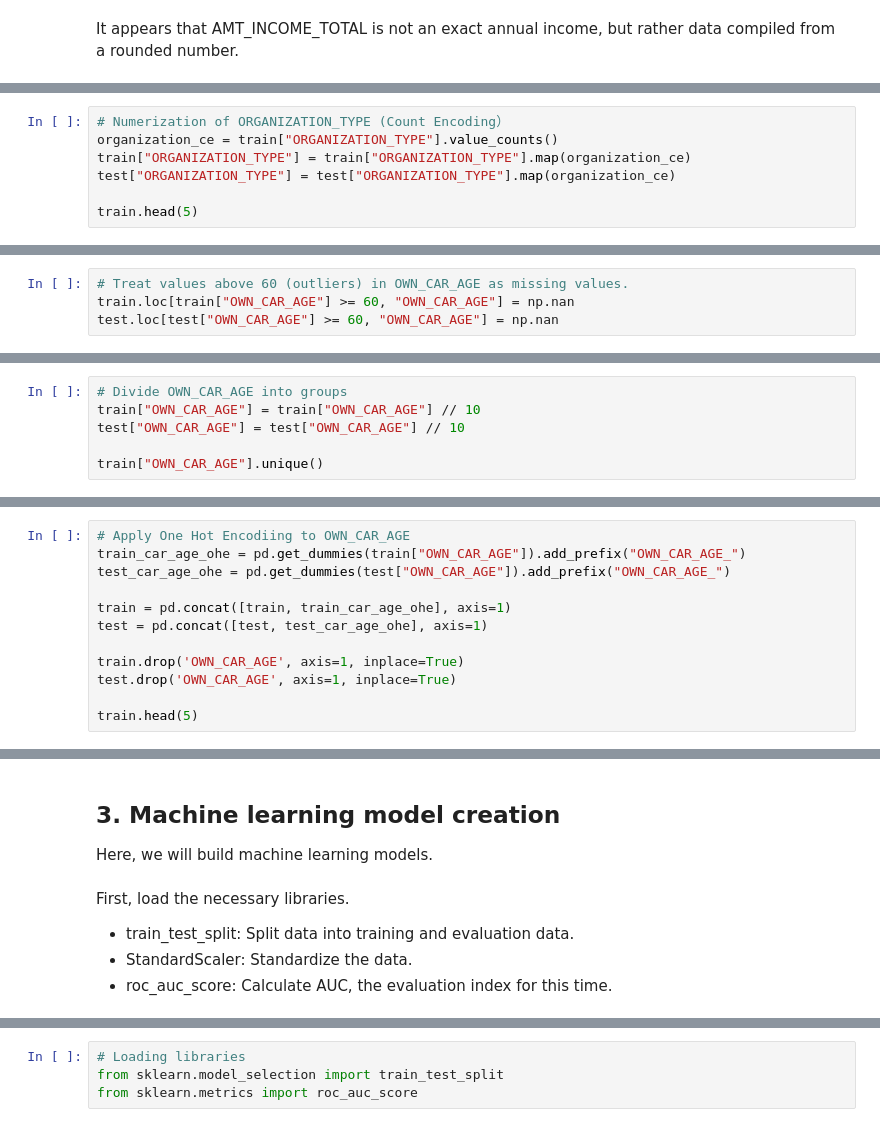
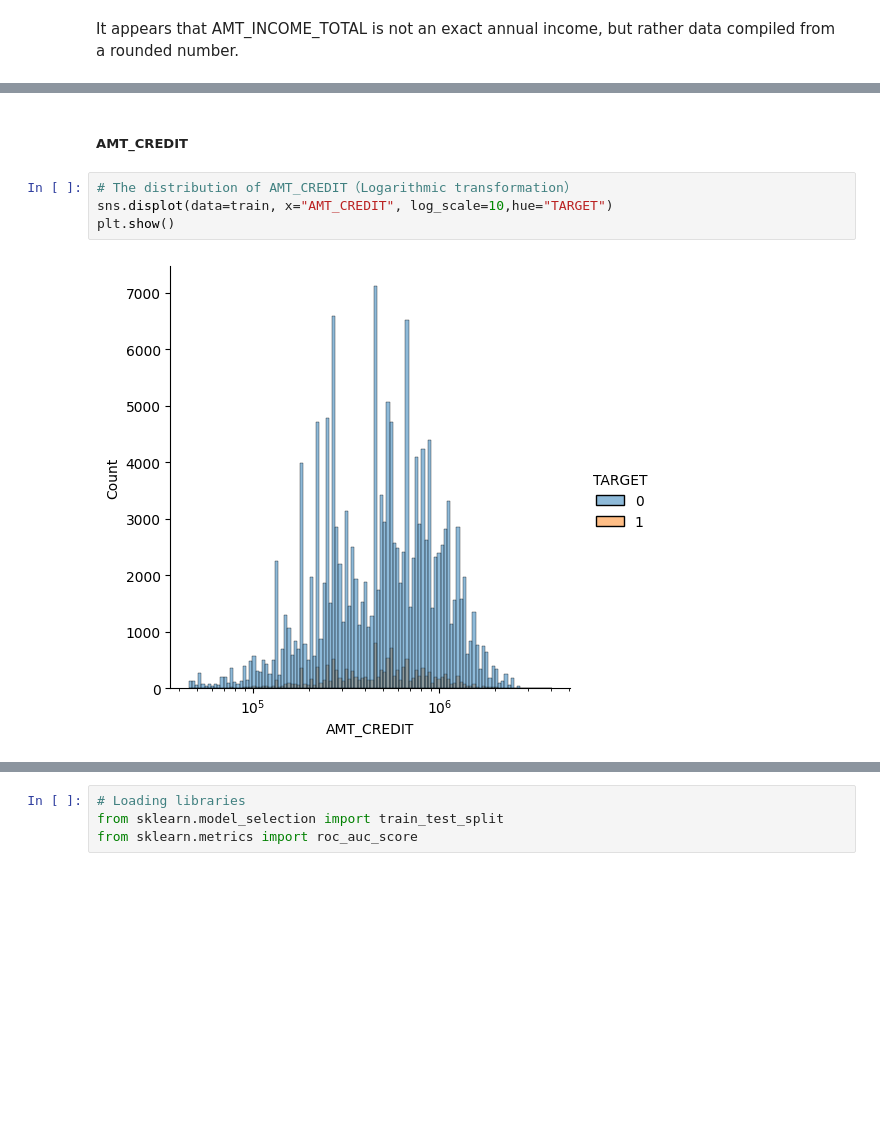
Before and after one commit to kirisame-ame/GCI-Competition, a Jupyter notebook: tutorial.ipynb, the cells around one changed output, grey strips where cells are left out. Drawn from its saved outputs; the diff is of its cells as text; blank space fills up the shorter version.

Commit message:
first full pass

```diff
--- a/tutorial.ipynb
+++ b/tutorial.ipynb
@@ -273,7 +223,0 @@ Convert ORGANIZATION_TYPE to a numeric type. This time, we will convert the vari
-# %%
-# Numerization of ORGANIZATION_TYPE (Count Encoding）
-organization_ce = train["ORGANIZATION_TYPE"].value_counts()
-train["ORGANIZATION_TYPE"] = train["ORGANIZATION_TYPE"].map(organization_ce)
-test["ORGANIZATION_TYPE"] = test["ORGANIZATION_TYPE"].map(organization_ce)
-
-train.head(5)
@@ -289,4 +223,0 @@ Let's deal with OWN_CAR_AGE. First, we will replace the unnatural outliers that
-# %%
-# Treat values above 60 (outliers) in OWN_CAR_AGE as missing values.
-train.loc[train["OWN_CAR_AGE"] >= 60, "OWN_CAR_AGE"] = np.nan
-test.loc[test["OWN_CAR_AGE"] >= 60, "OWN_CAR_AGE"] = np.nan
@@ -295,6 +223,0 @@ Next, consider the handling of missing values in OWN_CAR_AGE. The original OWN_C
-# %%
-# Divide OWN_CAR_AGE into groups
-train["OWN_CAR_AGE"] = train["OWN_CAR_AGE"] // 10
-test["OWN_CAR_AGE"] = test["OWN_CAR_AGE"] // 10
-
-train["OWN_CAR_AGE"].unique()
@@ -303,12 +223,0 @@ array([nan,  0.,  2.,  1.,  3.,  4.,  5.])
-# %%
-# Apply One Hot Encodiing to OWN_CAR_AGE
-train_car_age_ohe = pd.get_dummies(train["OWN_CAR_AGE"]).add_prefix("OWN_CAR_AGE_")
-test_car_age_ohe = pd.get_dummies(test["OWN_CAR_AGE"]).add_prefix("OWN_CAR_AGE_")
-
-train = pd.concat([train, train_car_age_ohe], axis=1)
-test = pd.concat([test, test_car_age_ohe], axis=1)
-
-train.drop('OWN_CAR_AGE', axis=1, inplace=True)
-test.drop('OWN_CAR_AGE', axis=1, inplace=True)
-
-train.head(5)
@@ -322,9 +224,8 @@ train.head(5)
-# %% [markdown]
-## 3. Machine learning model creation
-Here, we will build machine learning models.
-# %% [markdown]
-First, load the necessary libraries.
-
-- train_test_split: Split data into training and evaluation data.
-- StandardScaler: Standardize the data.
-- roc_auc_score: Calculate AUC, the evaluation index for this time.
+# %% [markdown]
+##### AMT_CREDIT
+# %%
+# The distribution of AMT_CREDIT（Logarithmic transformation）
+sns.displot(data=train, x="AMT_CREDIT", log_scale=10,hue="TARGET")
+plt.show()
+# %% [output]
+[figure, added]
```
Also changed, not shown: parts of 233 cells of this notebook, 9 other files.
